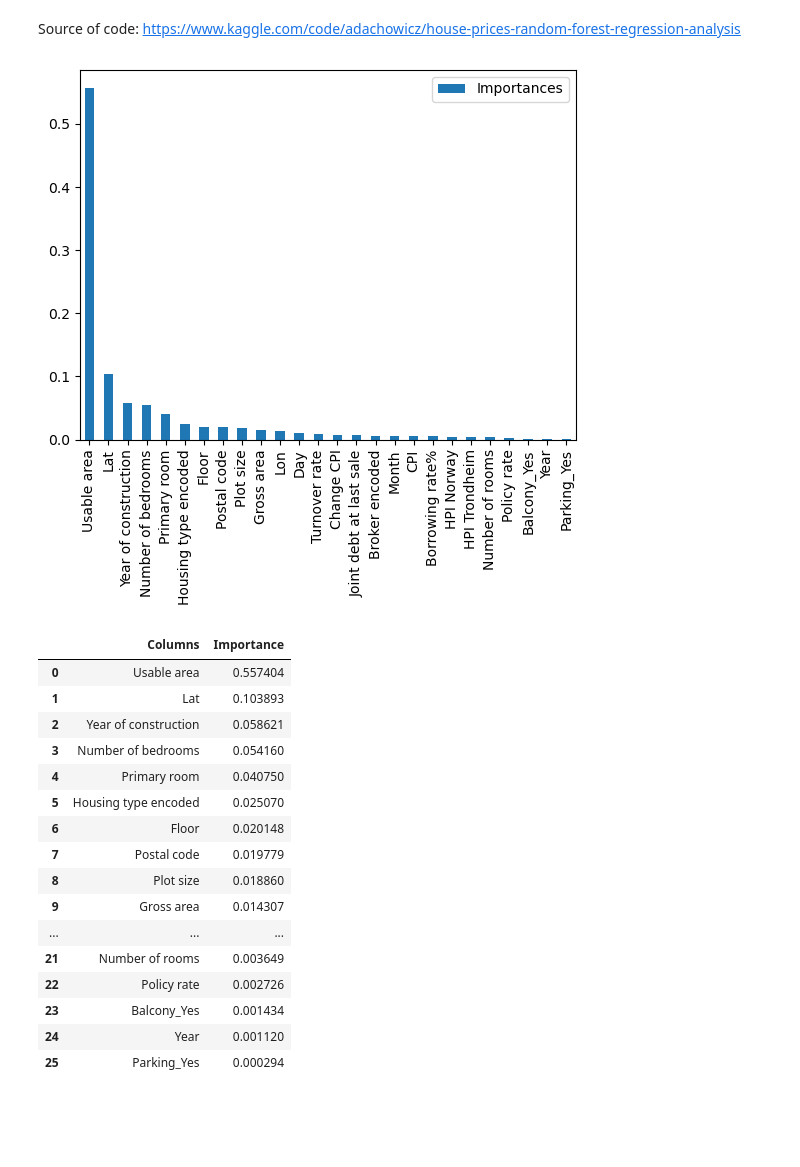
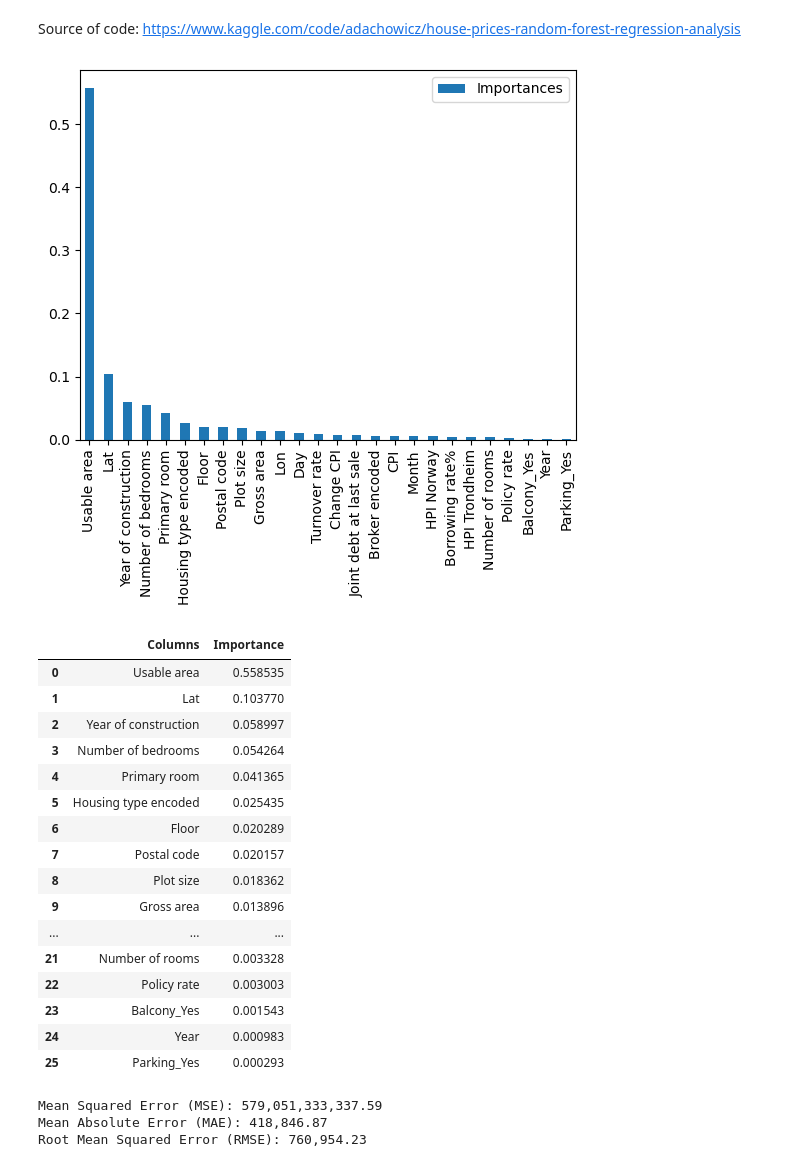
Before and after one commit to sebalexsmith/Bachelor-Thesis-Business-Analytics, a Jupyter notebook: Mats/Ensamble_RFR.ipynb, the cells around one changed output. Cells and saved outputs as stored; diff of their text form; code cells hidden in the pictures; blank space fills up the shorter version.

```diff
--- a/Mats/Ensamble_RFR.ipynb
+++ b/Mats/Ensamble_RFR.ipynb
@@ -106,34 +106,54 @@ Est. explained variance: 0.84 (+/- 0.05)
 Source of code: https://www.kaggle.com/code/adachowicz/house-prices-random-forest-regression-analysis
 # %%
 
-importances = pd.DataFrame(model_4.feature_importances_, columns = ['Importances'],
+importances = pd.DataFrame(model_41.feature_importances_, columns = ['Importances'],
                                                         index = X_train.columns)
 importances.sort_values(by = ['Importances'], axis = 0, ascending = False, inplace = True)
 
 importances.plot(kind = 'bar')
 plt.show()
 # %% [output]
-[figure, old version]
+[figure, new version]
 # %%
-fimp = pd.DataFrame({'Columns' : X_train.columns, 'Importance': model_4.feature_importances_})
+fimp = pd.DataFrame({'Columns' : X_train.columns, 'Importance': model_41.feature_importances_})
 fimp = fimp.sort_values(by = 'Importance', ascending = False)
 fimp = fimp.reset_index(drop=True)
 fimp
 # %% [output]
 |  | Columns | Importance |
-| 0 | Usable area | 0.557404 |
-| 1 | Lat | 0.103893 |
-| 2 | Year of construction | 0.058621 |
-| 3 | Number of bedrooms | 0.054160 |
-| 4 | Primary room | 0.040750 |
-| 5 | Housing type encoded | 0.025070 |
-| 6 | Floor | 0.020148 |
-| 7 | Postal code | 0.019779 |
-| 8 | Plot size | 0.018860 |
-| 9 | Gross area | 0.014307 |
+| 0 | Usable area | 0.558535 |
+| 1 | Lat | 0.103770 |
+| 2 | Year of construction | 0.058997 |
+| 3 | Number of bedrooms | 0.054264 |
+| 4 | Primary room | 0.041365 |
+| 5 | Housing type encoded | 0.025435 |
+| 6 | Floor | 0.020289 |
+| 7 | Postal code | 0.020157 |
+| 8 | Plot size | 0.018362 |
+| 9 | Gross area | 0.013896 |
 | ... | ... | ... |
-| 21 | Number of rooms | 0.003649 |
-| 22 | Policy rate | 0.002726 |
-| 23 | Balcony_Yes | 0.001434 |
-| 24 | Year | 0.001120 |
-| 25 | Parking_Yes | 0.000294 |
+| 21 | Number of rooms | 0.003328 |
+| 22 | Policy rate | 0.003003 |
+| 23 | Balcony_Yes | 0.001543 |
+| 24 | Year | 0.000983 |
+| 25 | Parking_Yes | 0.000293 |
+# %%
+from sklearn.metrics import mean_absolute_error, mean_squared_error
+
+predictions = model_41.predict(X_test)
+
+mse = mean_squared_error(y_test, predictions)
+mae = mean_absolute_error(y_test, predictions)
+rmse = np.sqrt(mse)
+
+f_mse = "{:,.2f}".format(mse)
+f_mae = "{:,.2f}".format(mae)
+f_rmse = "{:,.2f}".format(rmse)
+
+print("Mean Squared Error (MSE):", f_mse)
+print("Mean Absolute Error (MAE):", f_mae)
+print("Root Mean Squared Error (RMSE):", f_rmse)
+# %% [output]
+Mean Squared Error (MSE): 579,051,333,337.59
+Mean Absolute Error (MAE): 418,846.87
+Root Mean Squared Error (RMSE): 760,954.23
```
Also changed, not shown: parts of 5 cells of this notebook.
